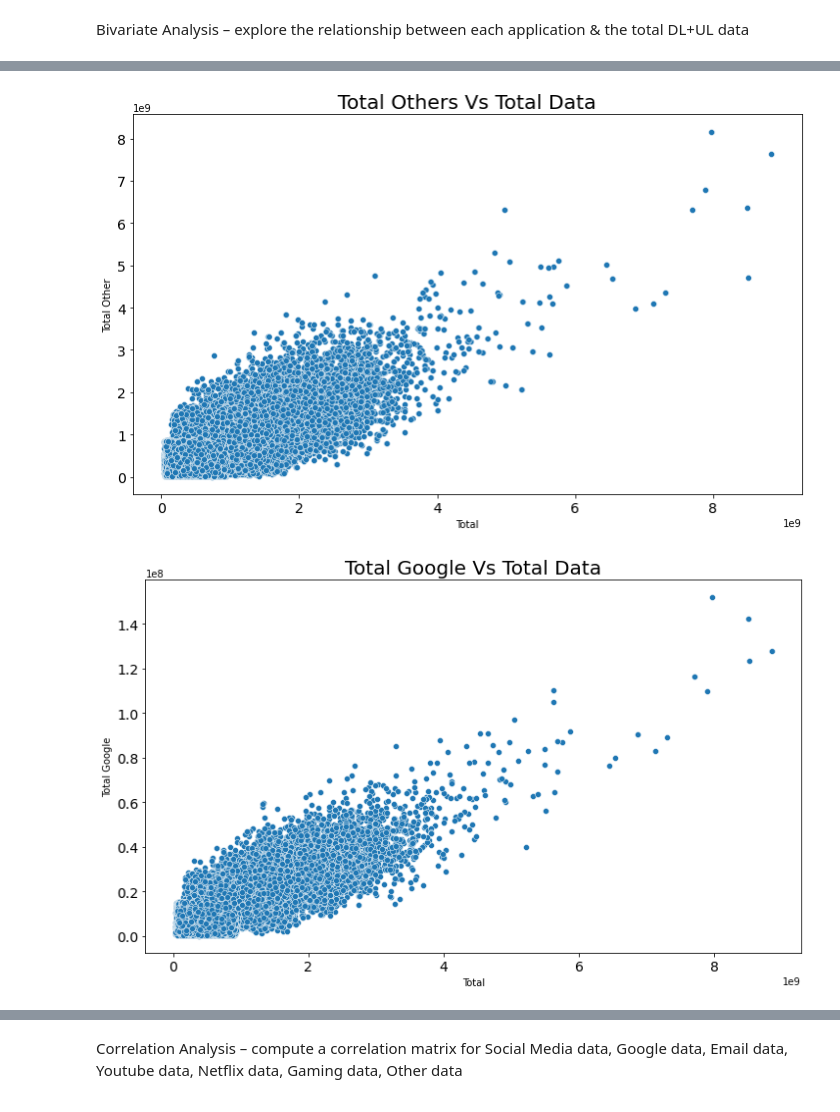
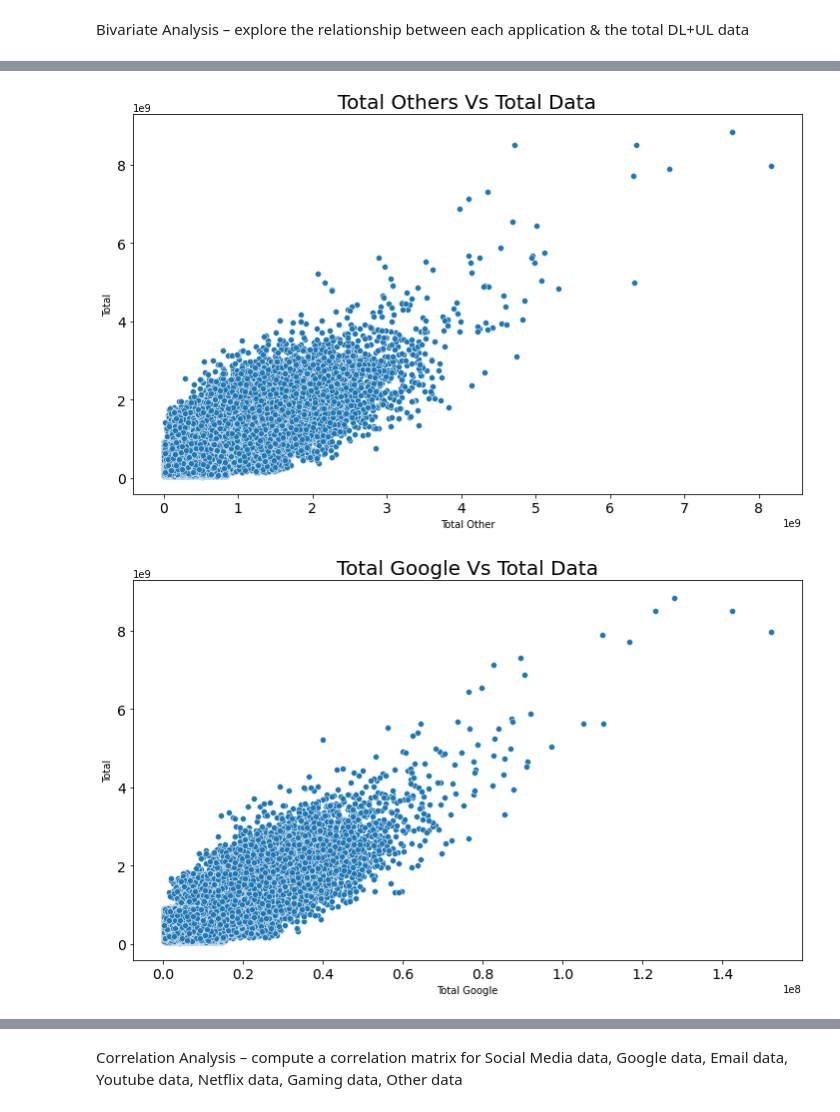
Before and after one commit to tadesse381/Telecommunication_Data_Analysis, a Jupyter notebook: notebooks/User_Data_Analytics_in_the_Telecommunication.ipynb, the cells around one changed output, grey strips where cells are left out. Saved outputs shown, nothing was run; the diff lists cells and outputs as text; code cells hidden in the pictures.

Commit message:
Telocommunication Data Analysis

```diff
--- a/notebooks/User_Data_Analytics_in_the_Telecommunication.ipynb
+++ b/notebooks/User_Data_Analytics_in_the_Telecommunication.ipynb
@@ -379,9 +413,9 @@ ploting.plot_scatter(per_user, 'Total', 'Total Gaming', 'Total Gaming Vs Total D
 # %%
-ploting.plot_scatter(per_user, 'Total', 'Total Other', 'Total Others Vs Total Data', None, None)
+ploting.plot_scatter(per_user,'Total Other','Total', 'Total Others Vs Total Data', None, None)
 # %% [output]
-[figure, old version]
+[figure, new version]
 # %%
-ploting.plot_scatter(per_user, 'Total', 'Total Google', 'Total Google Vs Total Data', None, None)
+ploting.plot_scatter(per_user, 'Total Google','Total',  'Total Google Vs Total Data', None, None)
 # %% [output]
-[figure, old version]
+[figure, new version]
 # %%
```
Also changed, not shown: parts of 22 cells of this notebook, 2 other files.
